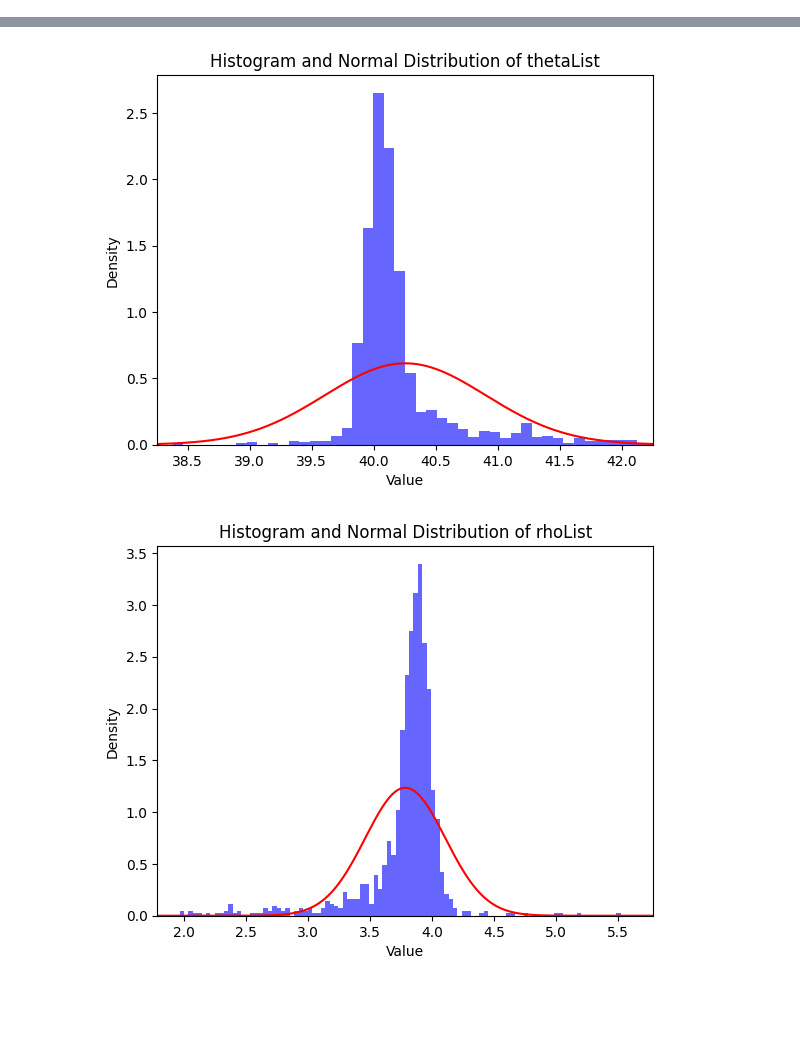
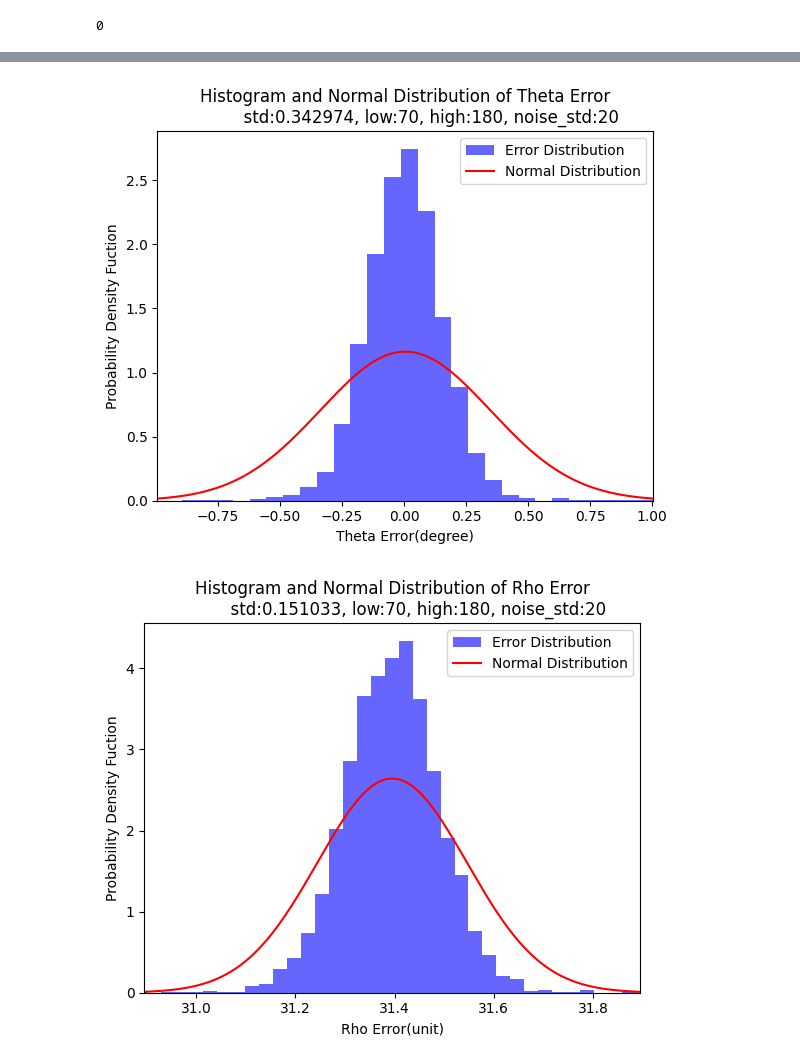
Before and after one commit to yang-jiaye/LSDErrorModel, a Jupyter notebook: ErrorDistribution.ipynb, the cells around one changed output, grey strips where cells are left out. Drawn from its saved outputs; the diff is of its cells as text; code cells hidden in the pictures; blank space fills up the shorter version.

```diff
--- a/ErrorDistribution.ipynb
+++ b/ErrorDistribution.ipynb
@@ -93,14 +97,19 @@ def simulateSigma(image0, noise_std, low, high, thetaT = 45, iterNum = 2000, dra
     # print(np.mean(rhoList))
     # print(thetaSigma, rhoSigma)
     return thetaList, rhoList
+# %%
+high = 180
+low = 70
+noise = 20
+thetaList, rhoList = simulateSigma(image0, noise, low, high, thetaT=0, iterNum=5000, draw=True)
+# %% [output]
+0
 # %%
-thetaList, rhoList = simulateSigma(image0, 20, 70, 180, thetaT=40, iterNum=10000, draw=True)
-
 with open('output.txt', 'w') as file:
     for item in thetaList:
         file.write(str(item) + '\n')
 
-# thetaList = np.sin(thetaList)
+# thetaList = np.sin(np.radians(thetaList))
 
 # 计算thetaList的均值和方差
 mean = np.mean(thetaList)
@@ -109,39 +118,46 @@ std_dev = np.std(thetaList)
 mean_rho = np.mean(rhoList)
 std_rho = np.std(rhoList)
 
+d1 = 1
+d2 = 0.5
+
 # 生成正态分布曲线的x值
-x = np.linspace(mean - 2, mean + 2, 1000)
+x = np.linspace(mean - d1, mean + d1, 1000)
 
 # 生成正态分布曲线的y值
 y = norm.pdf(x, mean, std_dev)
 
 # 绘制直方图
 plt.figure()
-plt.hist(thetaList, bins=100, density=True, alpha=0.6, color='b')
+plt.hist(thetaList, bins=200, density=True, alpha=0.6, color='b', label='Error Distribution')
 
 # 绘制正态分布曲线
-plt.plot(x, y, 'r')
-plt.xlabel('Value')
-plt.ylabel('Density')
-plt.title('Histogram and Normal Distribution of thetaList')
-plt.xlim(mean - 2, mean + 2)
+plt.plot(x, y, 'r', label='Normal Distribution')
+plt.xlabel('Theta Error(degree)')
+plt.ylabel('Probability Density Fuction')
+plt.title(f'Histogram and Normal Distribution of Theta Error\n\
+          std:{std_dev:4f}, low:{low}, high:{high}, noise_std:{noise}')
+plt.xlim(mean - d1, mean + d1)
+plt.legend()
 plt.show()
 
 # 生成正态分布曲线的x值
-x = np.linspace(mean_rho - 2, mean_rho + 2, 1000)
+x = np.linspace(mean_rho - d2, mean_rho + d2, 1000)
 
 # 生成正态分布曲线的y值
 y = norm.pdf(x, mean_rho, std_rho)
 
 # 绘制直方图
 plt.figure()
-plt.hist(rhoList, bins=100, density=True, alpha=0.6, color='b')
+plt.hist(rhoList, bins=200, density=True, alpha=0.6, color='b', label='Error Distribution')
 
 # 绘制正态分布曲线
-plt.plot(x, y, 'r')
-plt.xlabel('Value')
-plt.ylabel('Density')
-plt.title('Histogram and Normal Distribution of rhoList')
-plt.xlim(mean_rho - 2, mean_rho + 2)
+plt.plot(x, y, 'r', label='Normal Distribution')
+plt.xlabel('Rho Error(unit)')
+plt.ylabel('Probability Density Fuction')
+plt.title(f'Histogram and Normal Distribution of Rho Error\n\
+          std:{std_rho:4f}, low:{low}, high:{high}, noise_std:{noise}')
+plt.xlim(mean_rho - d2, mean_rho + d2)
+plt.legend()
 plt.show()
 # %% [output]
@@ -165,2 +164,2 @@ theta : 39.98851013183594, rho : 3.7843612143602483
-[figure, old version]
+[figure, new version]
-[figure, old version]
+[figure, new version]
```
Also changed, not shown: parts of 2 cells of this notebook, 3 other files.
